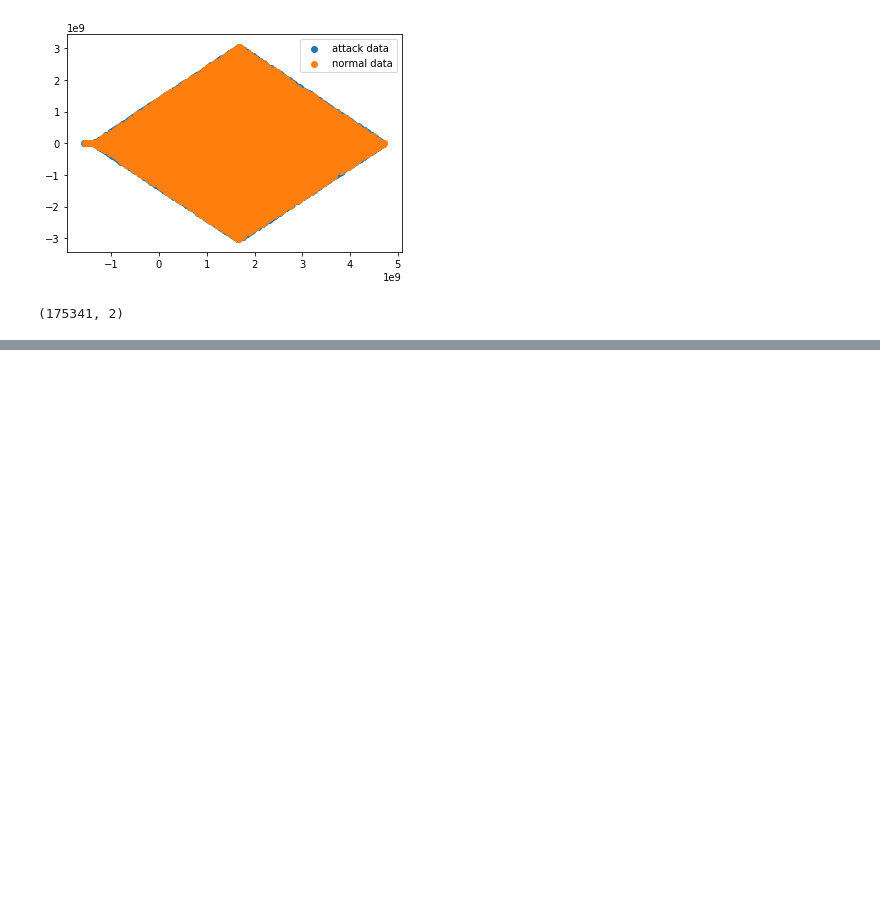
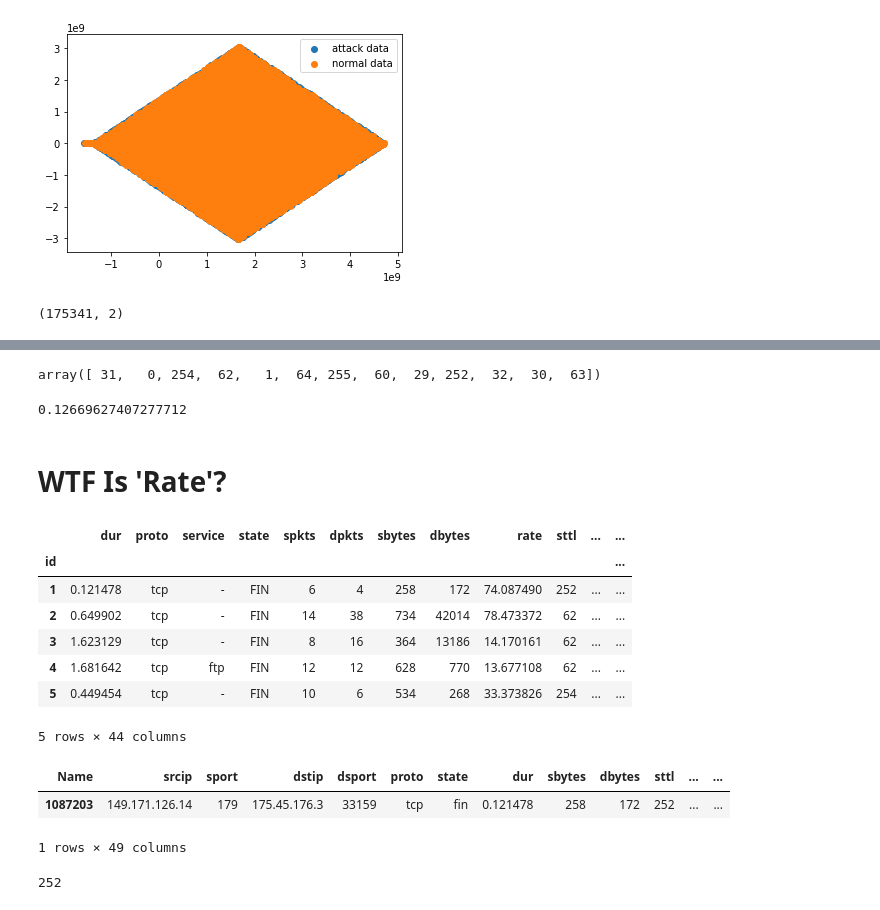
Before and after one commit to adamsxs/metis_project_05_anomaly_detection, a Jupyter notebook: 01_EDA_UNSW-NB15.ipynb, the cells around one changed output, grey strips where cells are left out. Saved outputs shown, nothing was run; the diff lists cells and outputs as text; code cells hidden in the pictures; blank space fills up the shorter version.

```diff
--- a/01_EDA_UNSW-NB15.ipynb
+++ b/01_EDA_UNSW-NB15.ipynb
@@ -270,0 +382,22 @@ NameError: name 'X' is not defined
+# %%
+all_data.sttl
+# %% [output]
+array([ 31,   0, 254,  62,   1,  64, 255,  60,  29, 252,  32,  30,  63])
+# %%
+counts = all_data[all_data.is_sm_ips_ports == 0].label.value_counts()
+counts[1]/np.sum(counts) #attack ratio: standard for whole dataset is 0.126...
+# %% [output]
+0.12669627407277712
+# %% [markdown]
+# WTF Is 'Rate'?
+# %%
+data.head()
+# %% [output]
+|  | dur | proto | service | state | spkts | dpkts | sbytes | dbytes | rate | sttl | ... | ... |
+| id |  |  |  |  |  |  |  |  |  |  |  | ... |
+| 1 | 0.121478 | tcp | - | FIN | 6 | 4 | 258 | 172 | 74.087490 | 252 | ... | ... |
+| 2 | 0.649902 | tcp | - | FIN | 14 | 38 | 734 | 42014 | 78.473372 | 62 | ... | ... |
+| 3 | 1.623129 | tcp | - | FIN | 8 | 16 | 364 | 13186 | 14.170161 | 62 | ... | ... |
+| 4 | 1.681642 | tcp | ftp | FIN | 12 | 12 | 628 | 770 | 13.677108 | 62 | ... | ... |
+| 5 | 0.449454 | tcp | - | FIN | 10 | 6 | 534 | 268 | 33.373826 | 254 | ... | ... |
+5 rows × 44 columns
@@ -270,0 +407,10 @@ NameError: name 'X' is not defined
+# %%
+all_data[mask][]
+# %% [output]
+| Name | srcip | sport | dstip | dsport | proto | state | dur | sbytes | dbytes | sttl | ... | ... |
+| 1087203 | 149.171.126.14 | 179 | 175.45.176.3 | 33159 | tcp | fin | 0.121478 | 258 | 172 | 252 | ... | ... |
+1 rows × 49 columns
+# %%
+all_data.iloc[1087203].sttl
+# %% [output]
+252
```
Also changed, not shown: parts of 57 cells of this notebook, 3 other files.
